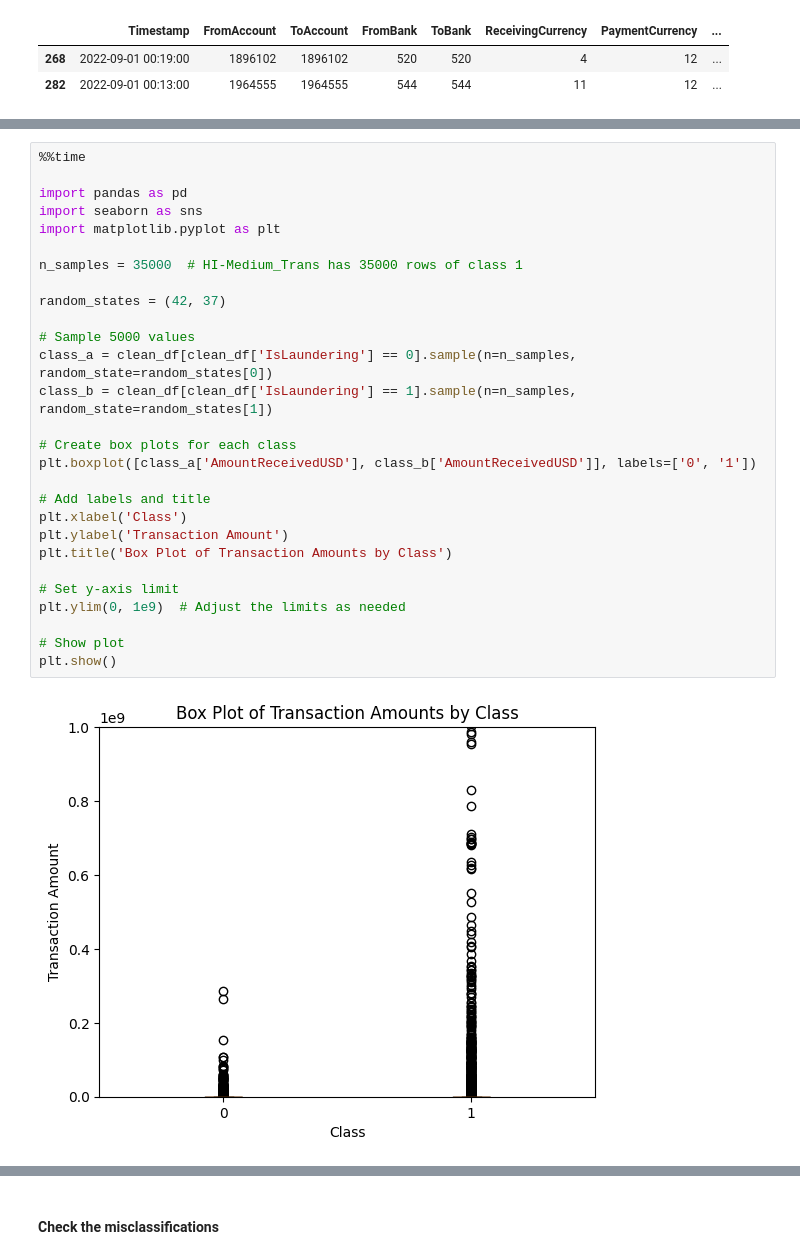
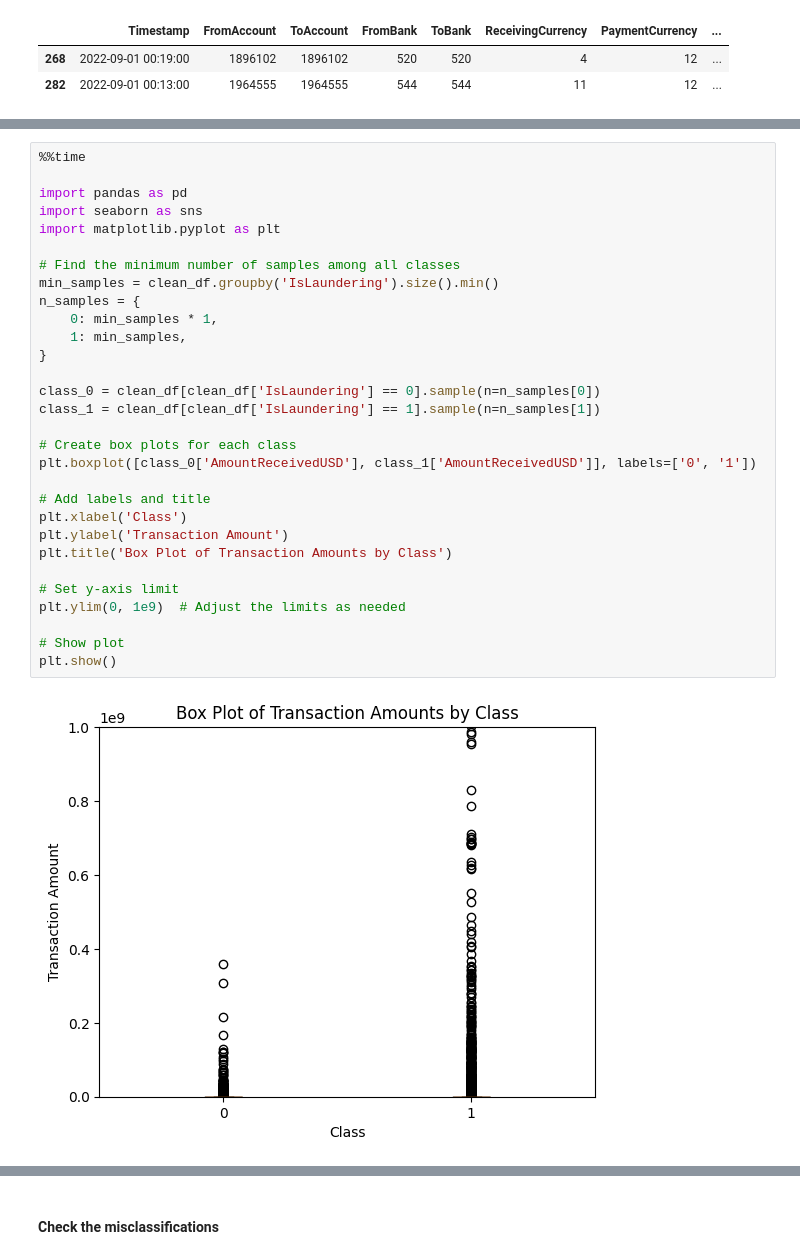
Before and after one commit to RuoqingEvelineWang/comp5340, a Jupyter notebook: gmm.ipynb, the cells around one changed output, grey strips where cells are left out. Saved outputs shown, nothing was run; the diff lists cells and outputs as text.

```diff
--- a/gmm.ipynb
+++ b/gmm.ipynb
@@ -209,30 +221,32 @@ Class B: 35230
 # %%
 %%time
 
 import pandas as pd
 import seaborn as sns
 import matplotlib.pyplot as plt
 
-n_samples = 35000  # HI-Medium_Trans has 35000 rows of class 1
+# Find the minimum number of samples among all classes
+min_samples = clean_df.groupby('IsLaundering').size().min()
+n_samples = {
+    0: min_samples * 1,
+    1: min_samples,
+}
 
-random_states = (42, 37)
-
-# Sample 5000 values
-class_a = clean_df[clean_df['IsLaundering'] == 0].sample(n=n_samples, random_state=random_states[0])
-class_b = clean_df[clean_df['IsLaundering'] == 1].sample(n=n_samples, random_state=random_states[1])
+class_0 = clean_df[clean_df['IsLaundering'] == 0].sample(n=n_samples[0])
+class_1 = clean_df[clean_df['IsLaundering'] == 1].sample(n=n_samples[1])
 
 # Create box plots for each class
-plt.boxplot([class_a['AmountReceivedUSD'], class_b['AmountReceivedUSD']], labels=['0', '1'])
+plt.boxplot([class_0['AmountReceivedUSD'], class_1['AmountReceivedUSD']], labels=['0', '1'])
 
 # Add labels and title
 plt.xlabel('Class')
 plt.ylabel('Transaction Amount')
 plt.title('Box Plot of Transaction Amounts by Class')
 
 # Set y-axis limit
 plt.ylim(0, 1e9)  # Adjust the limits as needed
 
 # Show plot
 plt.show()
 # %% [output]
-[figure, old version]
+[figure, new version]
```
Also changed, not shown: parts of 11 cells of this notebook.
